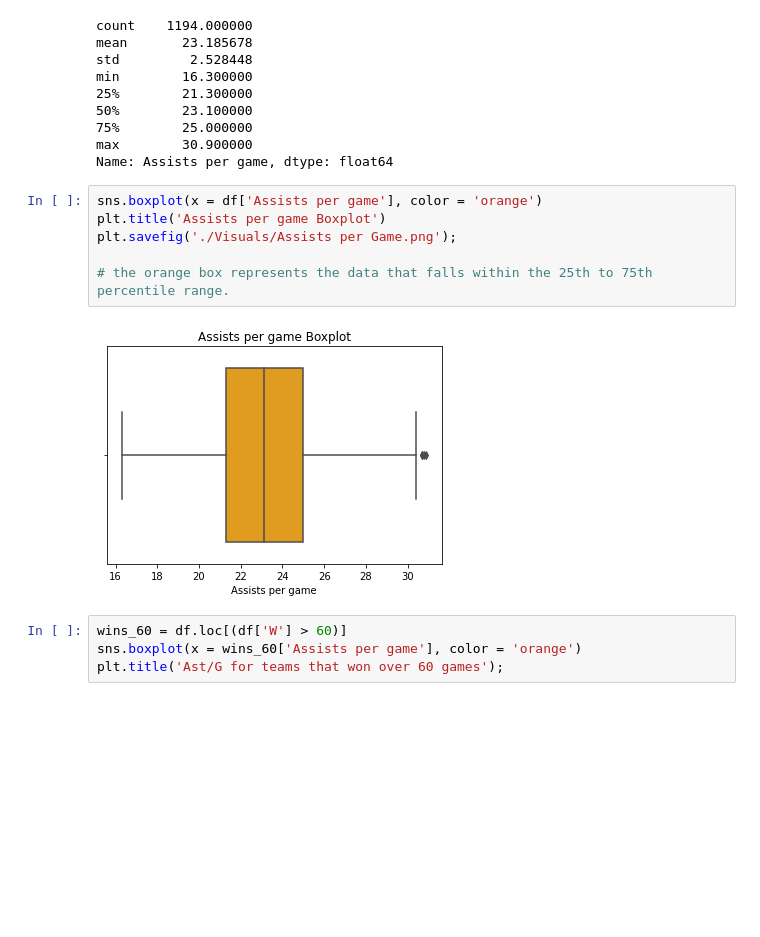
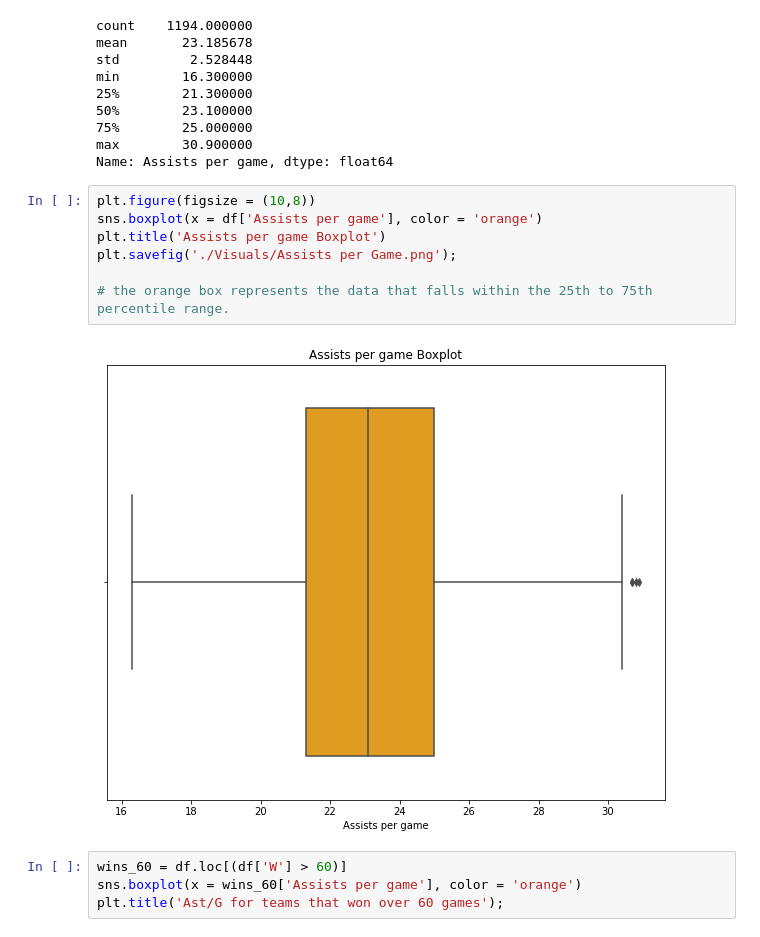
Before and after one commit to aothree/Assists-and-Winning, a Jupyter notebook: assts_eda.ipynb, the cells around one changed output. Saved outputs shown, nothing was run; the diff lists cells and outputs as text; blank space fills up the shorter version.

```diff
--- a/assts_eda.ipynb
+++ b/assts_eda.ipynb
@@ -91,13 +91,14 @@ min        16.300000
 max        30.900000
 Name: Assists per game, dtype: float64
 # %%
+plt.figure(figsize = (10,8))
 sns.boxplot(x = df['Assists per game'], color = 'orange')
 plt.title('Assists per game Boxplot')
 plt.savefig('./Visuals/Assists per Game.png');
 
 # the orange box represents the data that falls within the 25th to 75th percentile range.
 # %% [output]
-[figure, old version]
+[figure, new version]
 # %%
 wins_60 = df.loc[(df['W'] > 60)]
 sns.boxplot(x = wins_60['Assists per game'], color = 'orange')
```
Also changed, not shown: 1 other file.
